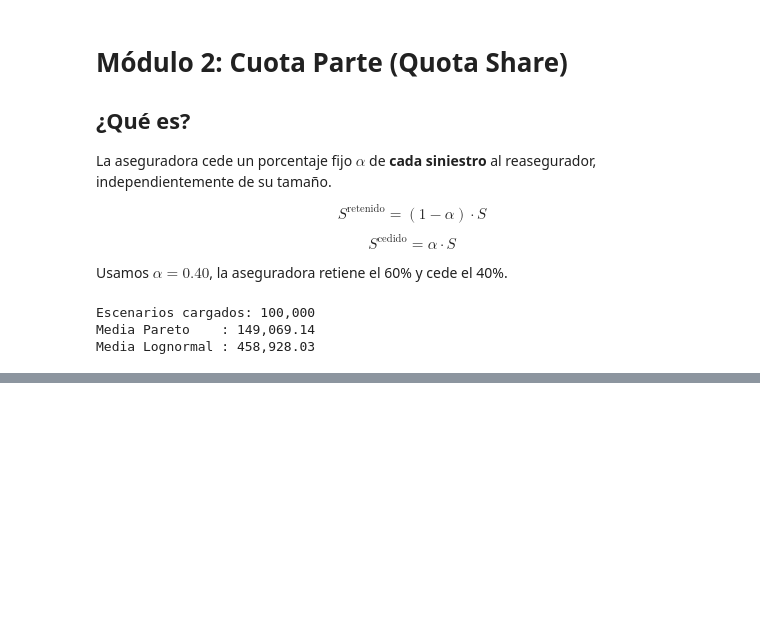
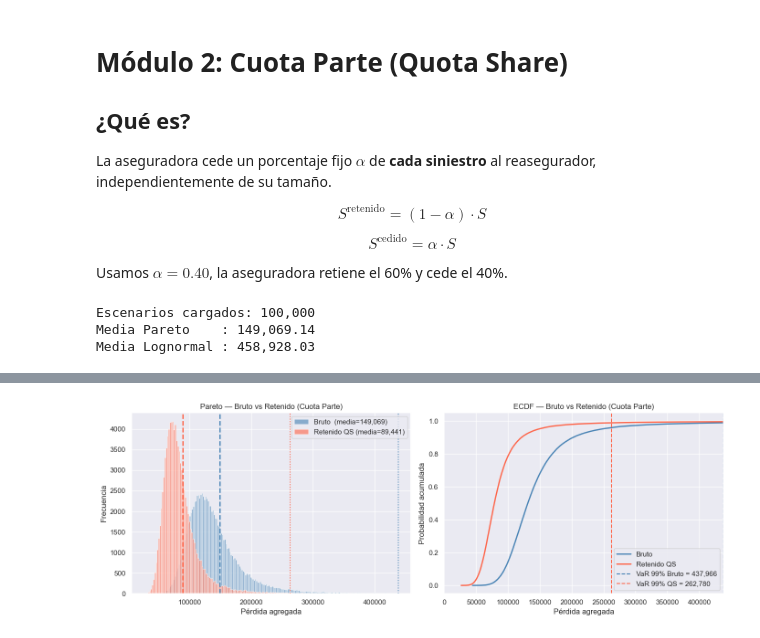
Before and after one commit to msfclon/Reinsurance-Treaty-Simulator, a Jupyter notebook: notebooks/02_quota_share.ipynb, the cells around one changed output, grey strips where cells are left out. Drawn from its saved outputs; the diff is of its cells as text; code cells hidden in the pictures; blank space fills up the shorter version.

```diff
--- a/notebooks/02_quota_share.ipynb
+++ b/notebooks/02_quota_share.ipynb
@@ -44,0 +45,18 @@ SyntaxError: invalid syntax
+# %%
+# Aplicar Cuota Parte con alpha = 0.40
+resultado_pareto    = apply_quota_share(S_pareto,    alpha=0.40)
+resultado_lognormal = apply_quota_share(S_lognormal, alpha=0.40)
+
+# Extraer pérdidas retenidas
+ret_pareto    = resultado_pareto["retained"]
+ret_lognormal = resultado_lognormal["retained"]
+
+# Comparar métricas brutas vs retenidas
+print("=" * 55)
+print(f"{'Métrica':<20} {'Bruto':>15} {'Retenido (QS)':>15}")
+print("=" * 55)
+print(f"{'Media':<20} {S_pareto.mean():>15,.2f} {ret_pareto.mean():>15,.2f}")
+print(f"{'Desv. estándar':<20} {S_pareto.std():>15,.2f} {ret_pareto.std():>15,.2f}")
+print(f"{'VaR 99%':<20} {np.percentile(S_pareto,99):>15,.2f} {np.percentile(ret_pareto,99):>15,.2f}")
+print(f"{'Máximo':<20} {S_pareto.max():>15,.2f} {ret_pareto.max():>15,.2f}")
+print("=" * 55)
@@ -44,0 +72,43 @@ SyntaxError: invalid syntax
+# %%
+fig, axes = plt.subplots(1, 2, figsize=(14, 5))
+
+p99_bruto    = np.percentile(S_pareto, 99)
+p99_retenido = np.percentile(ret_pareto, 99)
+x_max = p99_bruto
+
+#  Gráfica 1: Bruto vs Retenido
+axes[0].hist(S_pareto[S_pareto <= x_max], bins=200, alpha=0.6,
+             color="steelblue", label=f"Bruto  (media={S_pareto.mean():,.0f})")
+axes[0].hist(ret_pareto[ret_pareto <= x_max], bins=200, alpha=0.6,
+             color="tomato", label=f"Retenido QS (media={ret_pareto.mean():,.0f})")
+axes[0].axvline(S_pareto.mean(), color="steelblue", linewidth=2, linestyle="--")
+axes[0].axvline(ret_pareto.mean(), color="tomato", linewidth=2, linestyle="--")
+axes[0].axvline(p99_bruto, color="steelblue", linewidth=1.5, linestyle=":")
+axes[0].axvline(p99_retenido, color="tomato", linewidth=1.5, linestyle=":")
+axes[0].set_title("Pareto — Bruto vs Retenido (Cuota Parte)")
+axes[0].set_xlabel("Pérdida agregada")
+axes[0].set_ylabel("Frecuencia")
+axes[0].legend()
+
+#  Gráfica 2: ECDF
+S_sorted     = np.sort(S_pareto)
+ret_sorted   = np.sort(ret_pareto)
+probabilidad = np.arange(1, len(S_sorted) + 1) / len(S_sorted)
+
+axes[1].plot(S_sorted,   probabilidad, color="steelblue", linewidth=2, label="Bruto")
+axes[1].plot(ret_sorted, probabilidad, color="tomato",    linewidth=2, label="Retenido QS")
+axes[1].axvline(p99_bruto,    color="steelblue", linewidth=1.5, linestyle="--",
+                label=f"VaR 99% Bruto = {p99_bruto:,.0f}")
+axes[1].axvline(p99_retenido, color="tomato",    linewidth=1.5, linestyle="--",
+                label=f"VaR 99% QS = {p99_retenido:,.0f}")
+axes[1].set_xlim(0, x_max)
+axes[1].set_title("ECDF — Bruto vs Retenido (Cuota Parte)")
+axes[1].set_xlabel("Pérdida agregada")
+axes[1].set_ylabel("Probabilidad acumulada")
+axes[1].legend()
+
+plt.tight_layout()
+plt.savefig("../figures/03_quota_share_pareto.png", dpi=150, bbox_inches="tight")
+plt.show()
+# %% [output]
+[figure, added]
```
Also changed, not shown: parts of 4 cells of this notebook, 3 other files.
